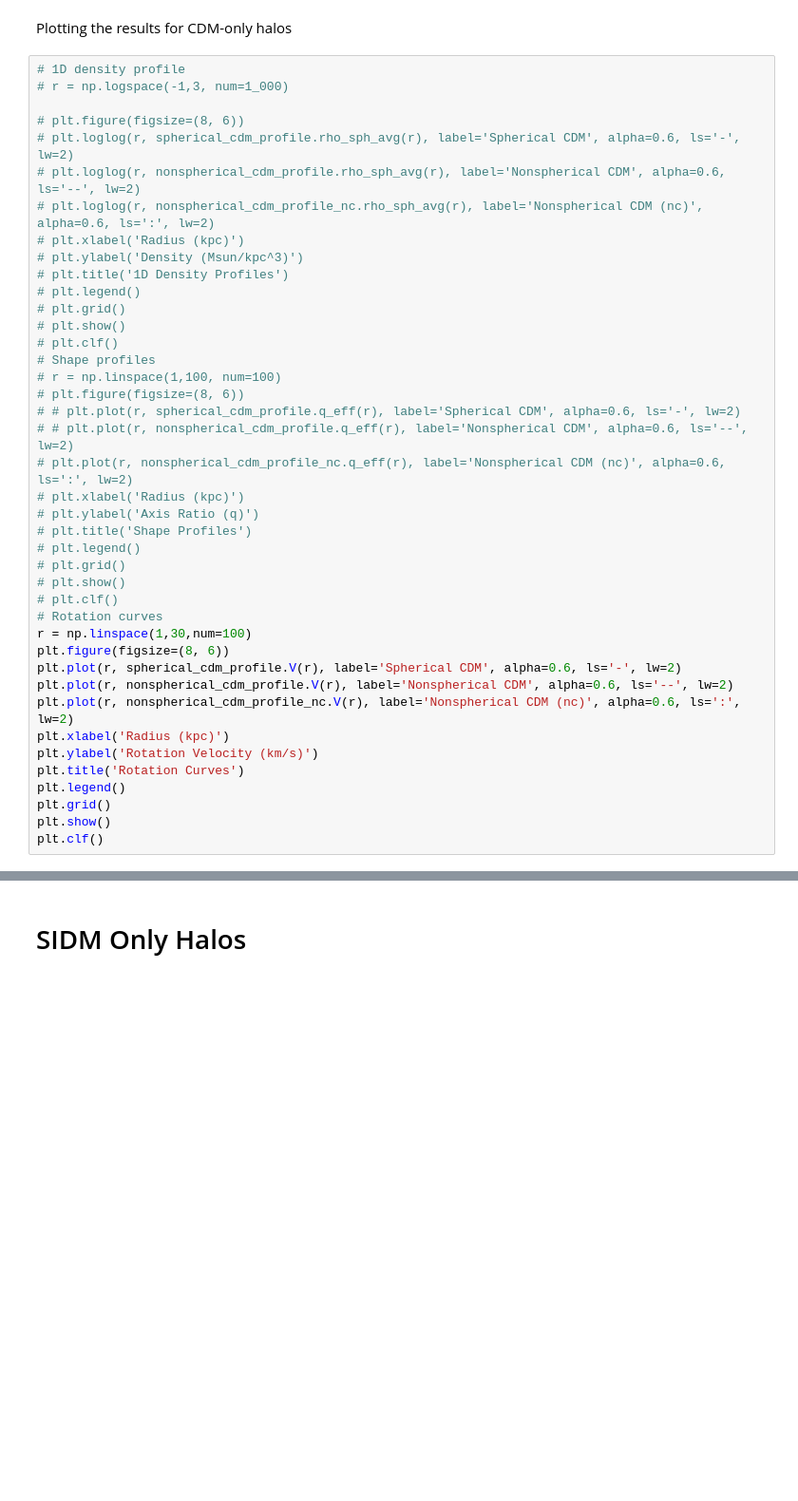
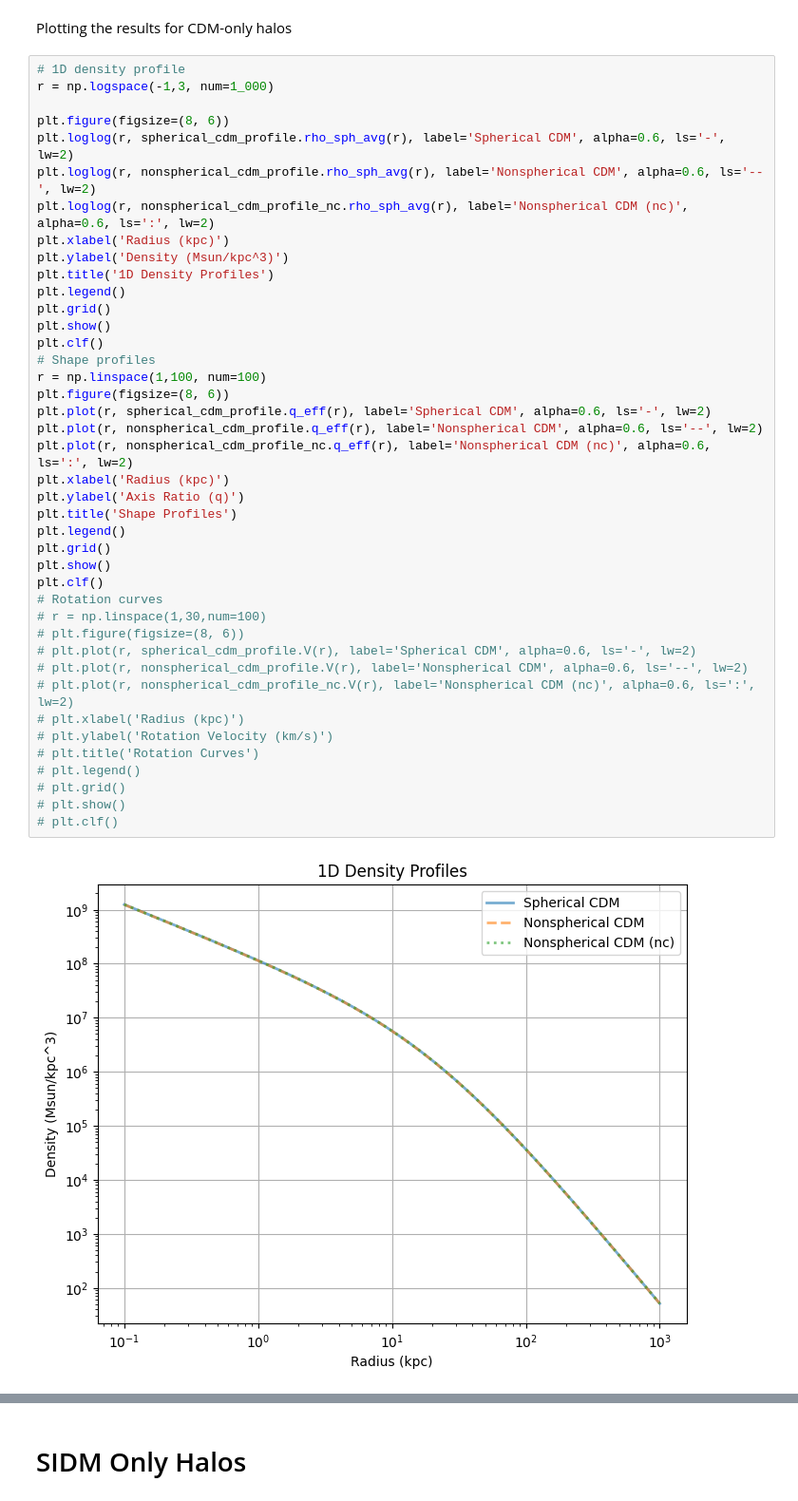
Before and after one commit to AdamSmithOrlik/nonspherical-sidm-jeans-model, a Jupyter notebook: examples/DMO.ipynb, the cells around one changed output, grey strips where cells are left out. Shown: that part at 95% size. Saved outputs shown, nothing was run; the diff lists cells and outputs as text; blank space fills up the shorter version.

```diff
--- a/examples/DMO.ipynb
+++ b/examples/DMO.ipynb
@@ -51,43 +51,44 @@ Nonspherical CDM profile with non-constant axis ratio generated successfully.
 Plotting the results for CDM-only halos
 # %%
 # 1D density profile
-# r = np.logspace(-1,3, num=1_000)
+r = np.logspace(-1,3, num=1_000)
 
+plt.figure(figsize=(8, 6))
+plt.loglog(r, spherical_cdm_profile.rho_sph_avg(r), label='Spherical CDM', alpha=0.6, ls='-', lw=2)
+plt.loglog(r, nonspherical_cdm_profile.rho_sph_avg(r), label='Nonspherical CDM', alpha=0.6, ls='--', lw=2)
+plt.loglog(r, nonspherical_cdm_profile_nc.rho_sph_avg(r), label='Nonspherical CDM (nc)', alpha=0.6, ls=':', lw=2)
+plt.xlabel('Radius (kpc)')
+plt.ylabel('Density (Msun/kpc^3)')
+plt.title('1D Density Profiles')
+plt.legend()
+plt.grid()
+plt.show()
+plt.clf()
+# Shape profiles
+r = np.linspace(1,100, num=100)
+plt.figure(figsize=(8, 6))
+plt.plot(r, spherical_cdm_profile.q_eff(r), label='Spherical CDM', alpha=0.6, ls='-', lw=2)
+plt.plot(r, nonspherical_cdm_profile.q_eff(r), label='Nonspherical CDM', alpha=0.6, ls='--', lw=2)
+plt.plot(r, nonspherical_cdm_profile_nc.q_eff(r), label='Nonspherical CDM (nc)', alpha=0.6, ls=':', lw=2)
+plt.xlabel('Radius (kpc)')
+plt.ylabel('Axis Ratio (q)')
+plt.title('Shape Profiles')
+plt.legend()
+plt.grid()
+plt.show()
+plt.clf()
+# Rotation curves
+# r = np.linspace(1,30,num=100)
 # plt.figure(figsize=(8, 6))
-# plt.loglog(r, spherical_cdm_profile.rho_sph_avg(r), label='Spherical CDM', alpha=0.6, ls='-', lw=2)
-# plt.loglog(r, nonspherical_cdm_profile.rho_sph_avg(r), label='Nonspherical CDM', alpha=0.6, ls='--', lw=2)
-# plt.loglog(r, nonspherical_cdm_profile_nc.rho_sph_avg(r), label='Nonspherical CDM (nc)', alpha=0.6, ls=':', lw=2)
+# plt.plot(r, spherical_cdm_profile.V(r), label='Spherical CDM', alpha=0.6, ls='-', lw=2)
+# plt.plot(r, nonspherical_cdm_profile.V(r), label='Nonspherical CDM', alpha=0.6, ls='--', lw=2)
+# plt.plot(r, nonspherical_cdm_profile_nc.V(r), label='Nonspherical CDM (nc)', alpha=0.6, ls=':', lw=2)
 # plt.xlabel('Radius (kpc)')
-# plt.ylabel('Density (Msun/kpc^3)')
-# plt.title('1D Density Profiles')
+# plt.ylabel('Rotation Velocity (km/s)')
+# plt.title('Rotation Curves')
 # plt.legend()
 # plt.grid()
 # plt.show()
 # plt.clf()
-# Shape profiles
-# r = np.linspace(1,100, num=100)
-# plt.figure(figsize=(8, 6))
-# # plt.plot(r, spherical_cdm_profile.q_eff(r), label='Spherical CDM', alpha=0.6, ls='-', lw=2)
-# # plt.plot(r, nonspherical_cdm_profile.q_eff(r), label='Nonspherical CDM', alpha=0.6, ls='--', lw=2)
-# plt.plot(r, nonspherical_cdm_profile_nc.q_eff(r), label='Nonspherical CDM (nc)', alpha=0.6, ls=':', lw=2)
-# plt.xlabel('Radius (kpc)')
-# plt.ylabel('Axis Ratio (q)')
-# plt.title('Shape Profiles')
-# plt.legend()
-# plt.grid()
-# plt.show()
-# plt.clf()
-# Rotation curves
-r = np.linspace(1,30,num=100)
-plt.figure(figsize=(8, 6))
-plt.plot(r, spherical_cdm_profile.V(r), label='Spherical CDM', alpha=0.6, ls='-', lw=2)
-plt.plot(r, nonspherical_cdm_profile.V(r), label='Nonspherical CDM', alpha=0.6, ls='--', lw=2)
-plt.plot(r, nonspherical_cdm_profile_nc.V(r), label='Nonspherical CDM (nc)', alpha=0.6, ls=':', lw=2)
-plt.xlabel('Radius (kpc)')
-plt.ylabel('Rotation Velocity (km/s)')
-plt.title('Rotation Curves')
-plt.legend()
-plt.grid()
-plt.show()
-plt.clf()
 # %% [output]
+[figure, added]
```
Also changed, not shown: parts of 1 cell of this notebook, 13 other files.
